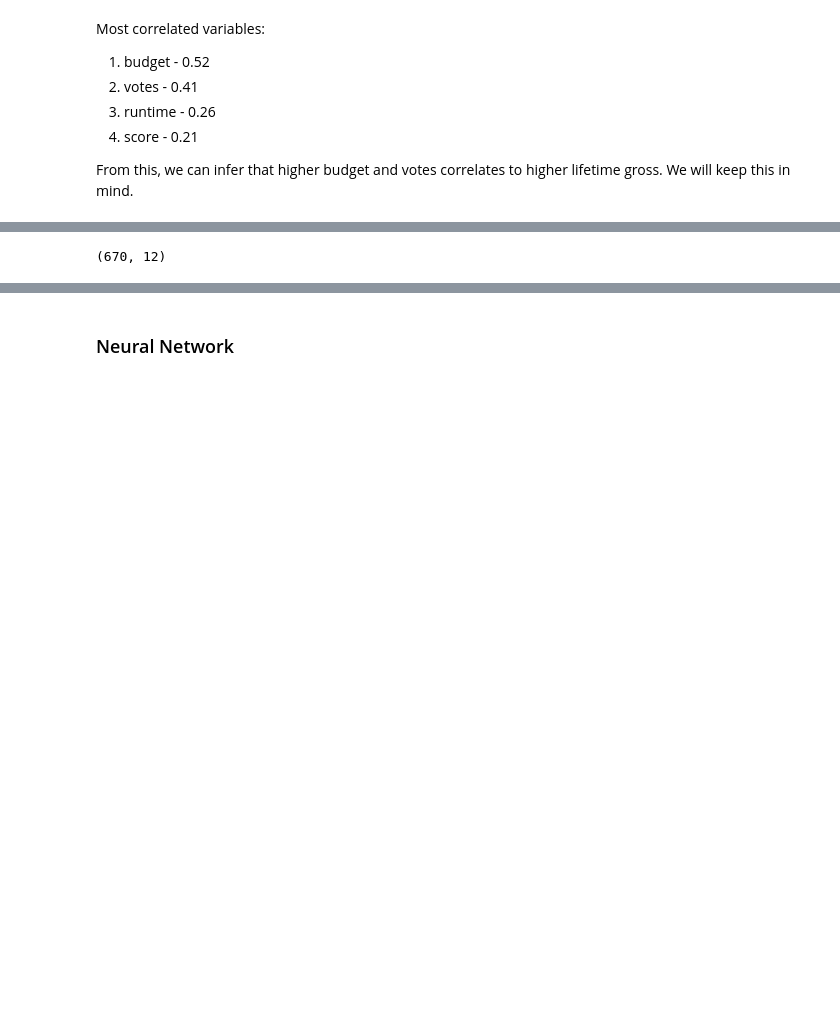
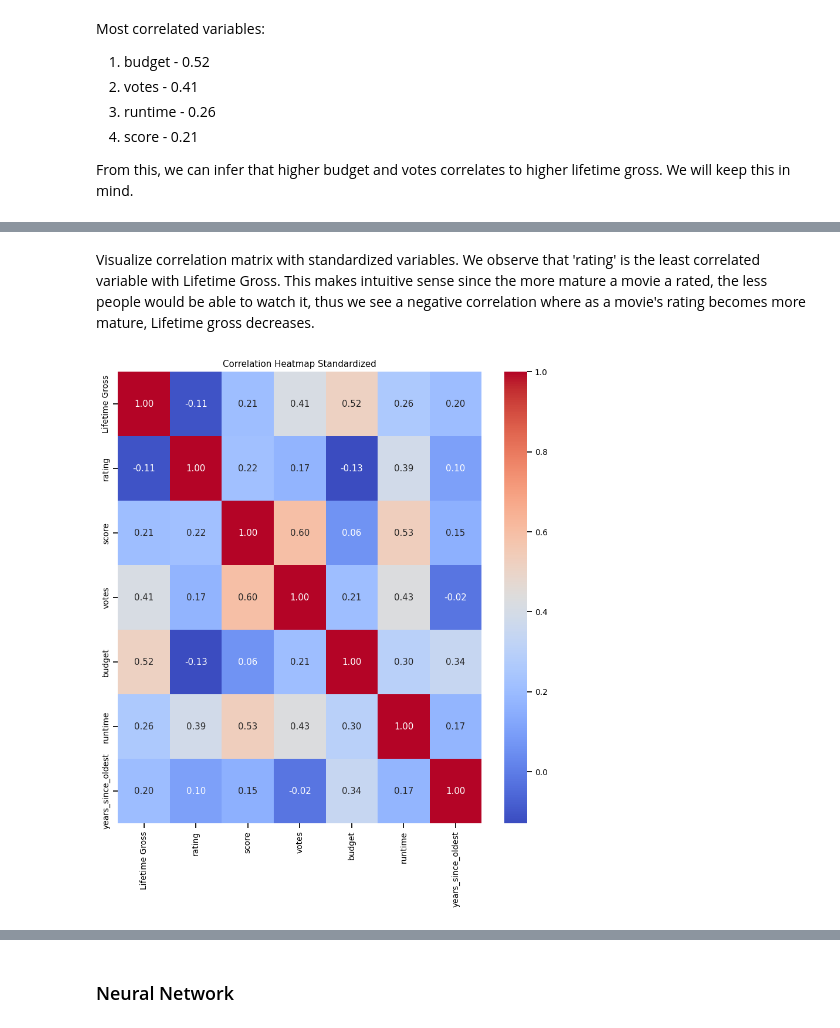
Before and after one commit to rhoyaki/PIC-16B-Final-Project, a Jupyter notebook: Movie Dataframe.ipynb, the cells around one changed output, grey strips where cells are left out. Saved outputs shown, nothing was run; the diff lists cells and outputs as text; code cells hidden in the pictures; blank space fills up the shorter version.

```diff
--- a/Movie Dataframe.ipynb
+++ b/Movie Dataframe.ipynb
@@ -402,11 +427,19 @@ plt.show()
-# %%
-
-X = scalar_df.drop("Lifetime Gross", axis = 1)
-y = df2["Lifetime Gross"]
-
-#training and testing set (no validation?)
-X_train, X_test, y_train, y_test = train_test_split(X, y, test_size = 0.2)
-
-X_train.shape
-# %% [output]
-(670, 12)
+# %% [markdown]
+Visualize correlation matrix with standardized variables. We observe that 'rating' is the least correlated variable with Lifetime Gross. This makes intuitive sense since the more mature a movie a rated, the less people would be able to watch it, thus we see a negative correlation where as a movie's rating becomes more mature, Lifetime gross decreases.
+# %%
+correlation_matrix = scalar_df.corr()
+correlation_matrix
+
+# Set context for the plot
+sns.set_context('notebook', font_scale=0.9)
+
+# Create a figure and axis
+fig, ax = plt.subplots(figsize=(10, 10))
+
+# Plot the heatmap
+sns.heatmap(ax=ax, data=correlation_matrix, annot=True, fmt='.2f', cmap='coolwarm')
+
+plt.title('Correlation Heatmap Standardized')
+plt.show()
+# %% [output]
+[figure, added]
```
Also changed, not shown: parts of 27 cells of this notebook.
